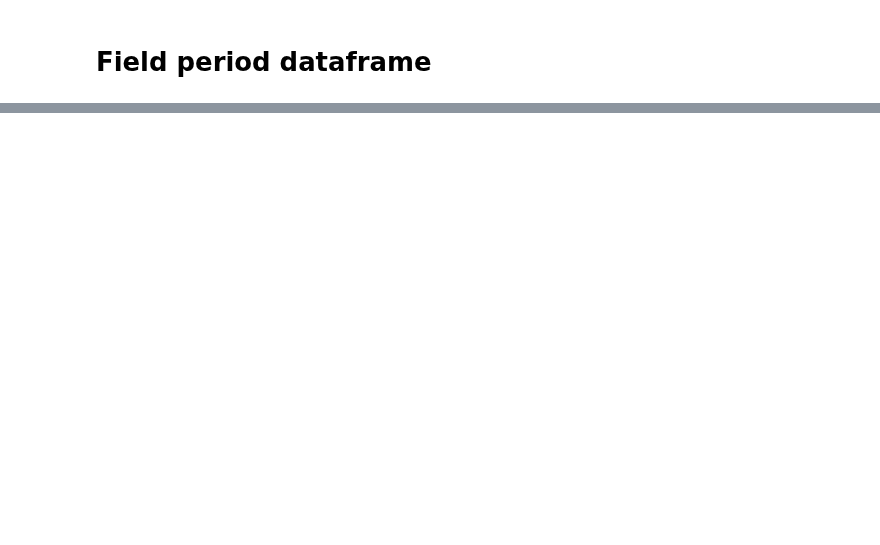
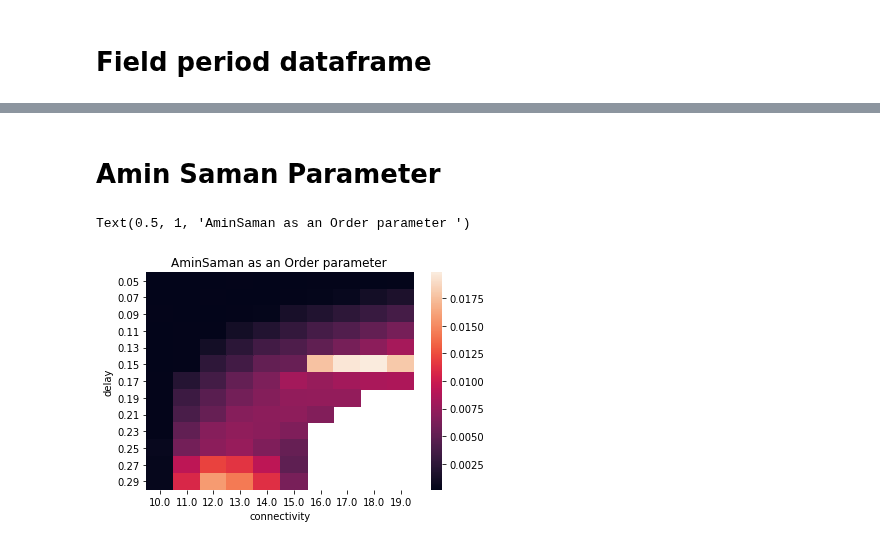
Before and after one commit to mmehrani/master_thesis, a Jupyter notebook: scripts/all_neurons_model_in_one_place/drawing_grid_of_phase_space.ipynb, the cells around one changed output, grey strips where cells are left out. Cells and saved outputs as stored; diff of their text form; code cells hidden in the pictures; blank space fills up the shorter version.

```diff
--- a/scripts/all_neurons_model_in_one_place/drawing_grid_of_phase_space.ipynb
+++ b/scripts/all_neurons_model_in_one_place/drawing_grid_of_phase_space.ipynb
@@ -130,0 +135,11 @@ ax_field_period = sns.heatmap(field_period_table, annot=True)
+# %% [markdown]
+# Amin Saman Parameter
+# %%
+amin_saman_param_table = pd.DataFrame.from_dict(amin_saman_param_glossary_dict)
+amin_saman_param_table.index.name = 'delay'
+amin_saman_param_table.columns.name = 'connectivity'
+ax_field_period = sns.heatmap(amin_saman_param_table)
+ax_field_period.set_title('AminSaman as an Order parameter ')
+# %% [output]
+Text(0.5, 1, 'AminSaman as an Order parameter ')
+[figure, added]
```
Also changed, not shown: parts of 5 cells of this notebook, 1 other file.
